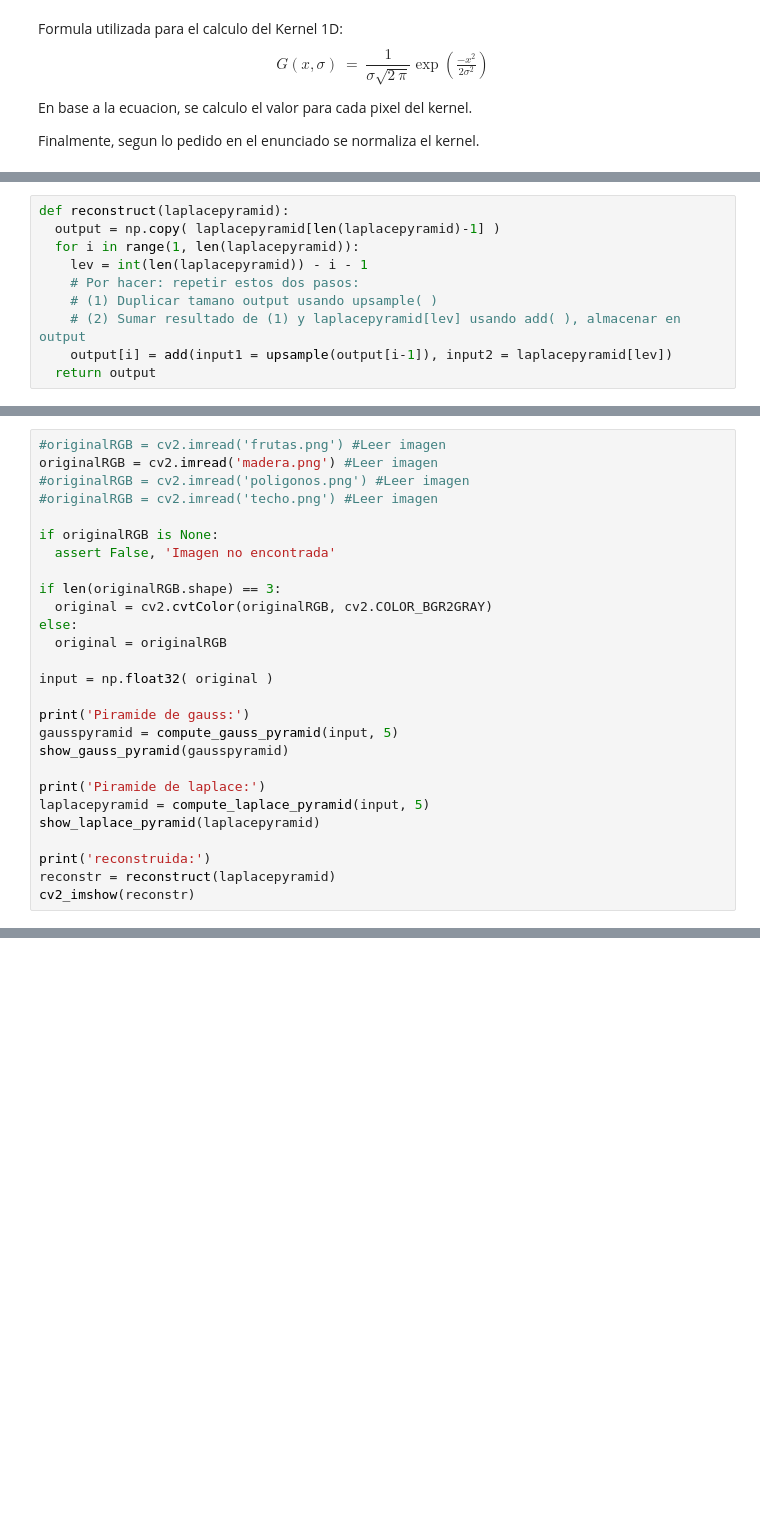
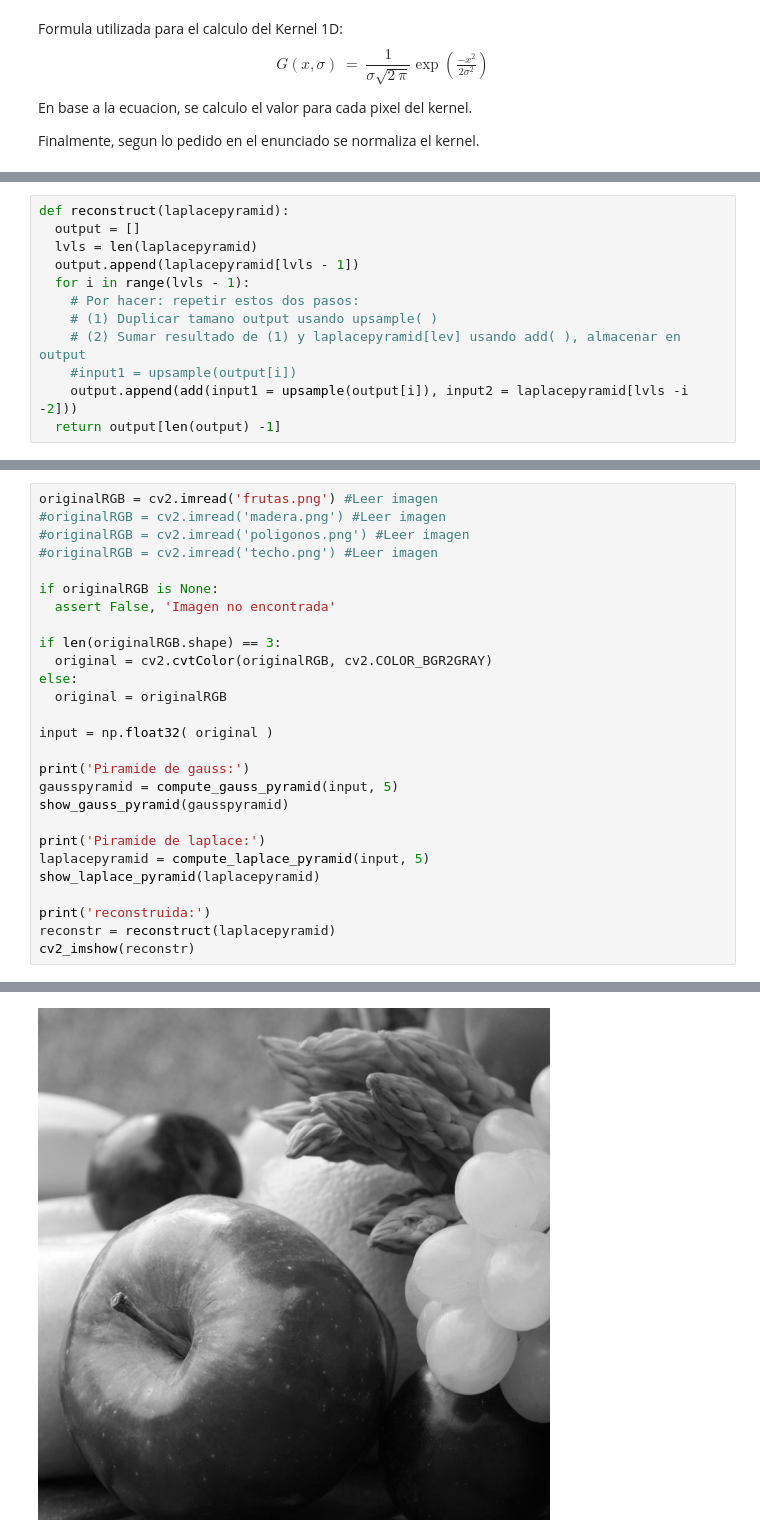
Before and after one commit to Diego-II/Procesamiento-Avanzado-de-Imagenes, a Jupyter notebook: Tarea1/tarea1_alumnos_cython_convolution.ipynb, the cells around one changed output, grey strips where cells are left out. Saved outputs shown, nothing was run; the diff lists cells and outputs as text; blank space fills up the shorter version.

```diff
--- a/Tarea1/tarea1_alumnos_cython_convolution.ipynb
+++ b/Tarea1/tarea1_alumnos_cython_convolution.ipynb
@@ -334,10 +440,12 @@ laplacepyramid = compute_laplace_pyramid(input, 5)
 # %%
 def reconstruct(laplacepyramid):
-  output = np.copy( laplacepyramid[len(laplacepyramid)-1] )
-  for i in range(1, len(laplacepyramid)):
-    lev = int(len(laplacepyramid)) - i - 1
+  output = []
+  lvls = len(laplacepyramid)
+  output.append(laplacepyramid[lvls - 1])
+  for i in range(lvls - 1):
     # Por hacer: repetir estos dos pasos:
     # (1) Duplicar tamano output usando upsample( )
     # (2) Sumar resultado de (1) y laplacepyramid[lev] usando add( ), almacenar en output
-    output[i] = add(input1 = upsample(output[i-1]), input2 = laplacepyramid[lev])
-  return output
+    #input1 = upsample(output[i])
+    output.append(add(input1 = upsample(output[i]), input2 = laplacepyramid[lvls -i -2]))
+  return output[len(output) -1]
@@ -350,6 +469,6 @@ ls
 # %%
-#originalRGB = cv2.imread('frutas.png') #Leer imagen
-originalRGB = cv2.imread('madera.png') #Leer imagen
+originalRGB = cv2.imread('frutas.png') #Leer imagen
+#originalRGB = cv2.imread('madera.png') #Leer imagen
 #originalRGB = cv2.imread('poligonos.png') #Leer imagen
 #originalRGB = cv2.imread('techo.png') #Leer imagen
 
@@ -374,3 +493,4 @@ show_laplace_pyramid(laplacepyramid)
 print('reconstruida:')
 reconstr = reconstruct(laplacepyramid)
 cv2_imshow(reconstr)
+# %% [output]
@@ -376,0 +499 @@ cv2_imshow(reconstr)
+[figure, added]
```
Also changed, not shown: parts of 38 cells of this notebook.
